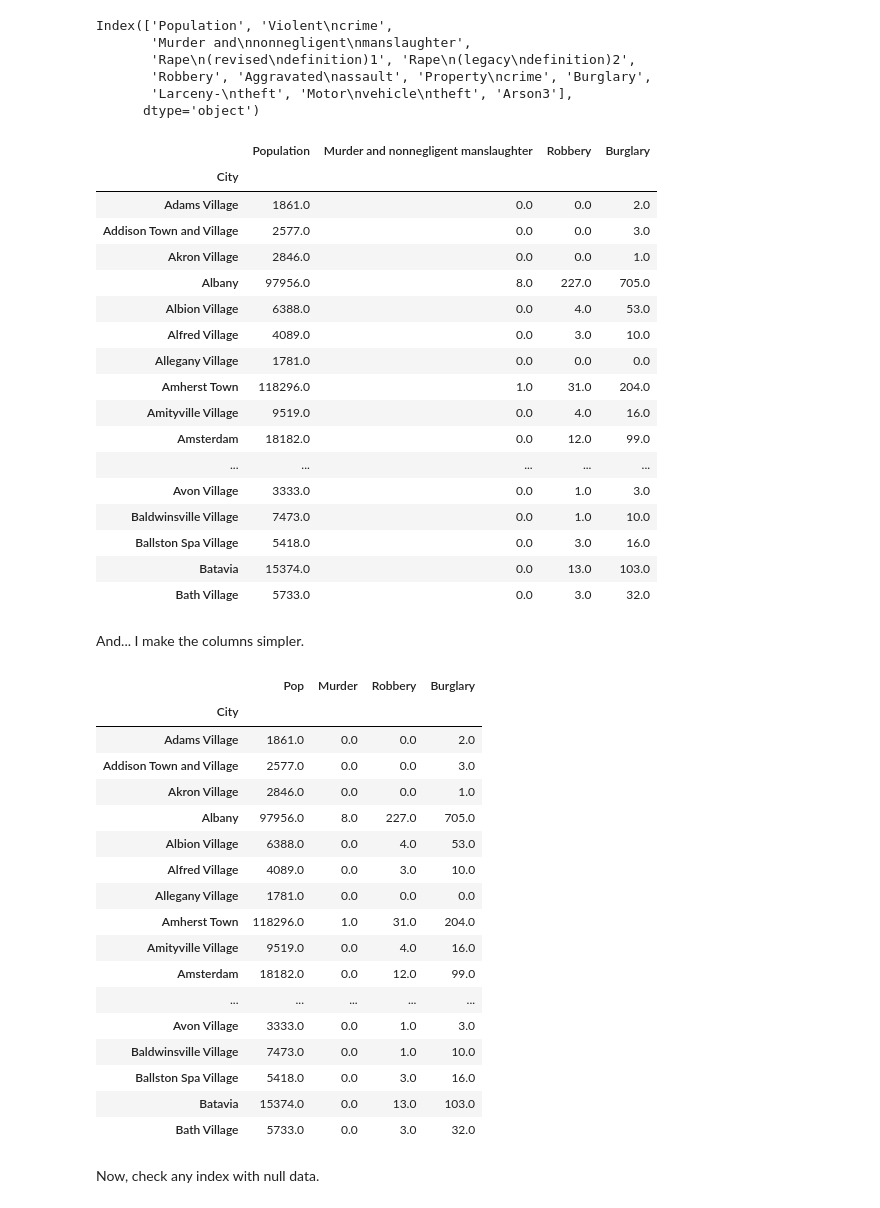
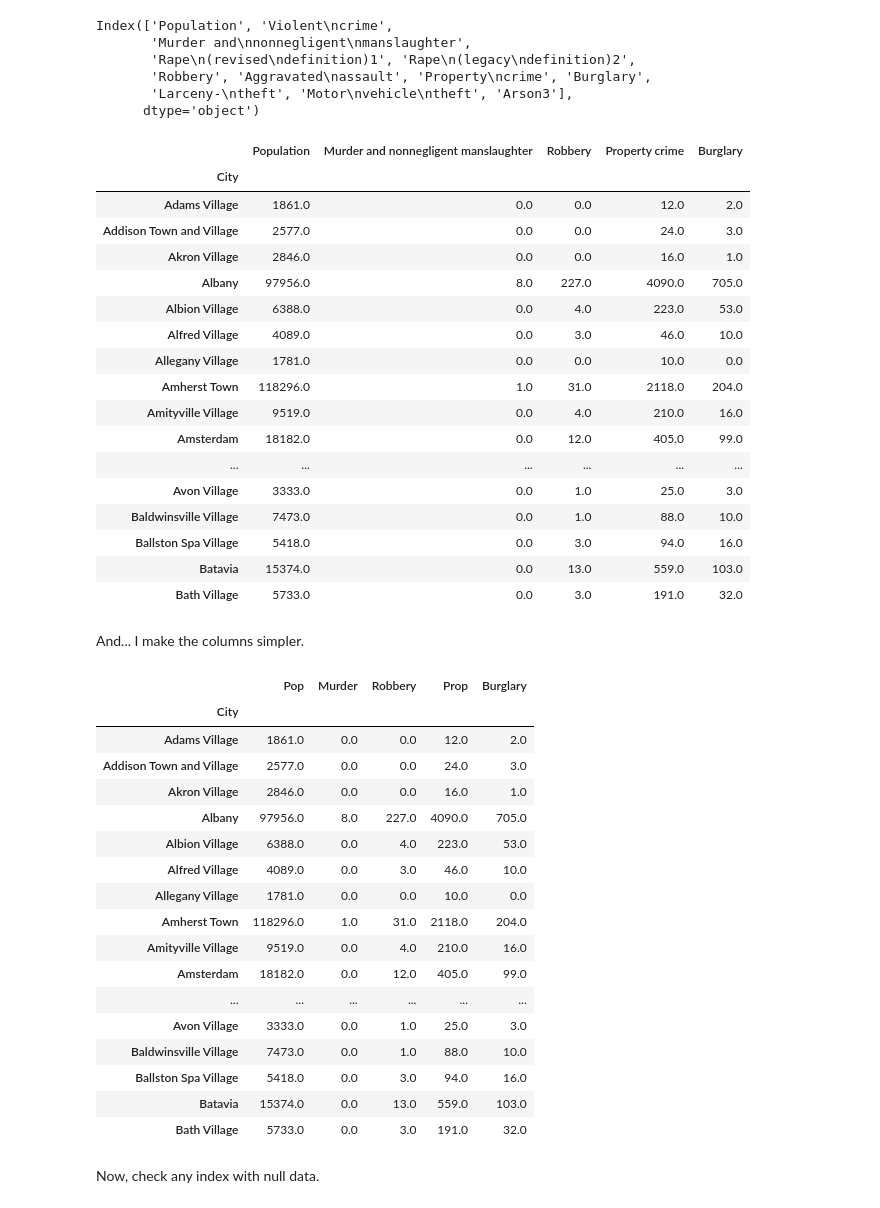
Before and after one commit to LegendaryKim/Thinkful_DSBootCamp, a Jupyter notebook: Drill_2_4_2_Prepare_the_Data.ipynb, the cells around one changed output. Drawn from its saved outputs; the diff is of its cells as text; code cells hidden in the pictures.

```diff
--- a/Drill_2_4_2_Prepare_the_Data.ipynb
+++ b/Drill_2_4_2_Prepare_the_Data.ipynb
@@ -48,51 +48,52 @@ Index(['Population', 'Violent\ncrime',
       dtype='object')
 # %%
 df = df.drop(['Violent\ncrime', 'Rape\n(revised\ndefinition)1', 'Rape\n(legacy\ndefinition)2',
-         'Aggravated\nassault', 'Property\ncrime', 'Larceny-\ntheft', 'Motor\nvehicle\ntheft', 'Arson3'], axis=1)
+         'Aggravated\nassault', 'Larceny-\ntheft', 'Motor\nvehicle\ntheft', 'Arson3'], axis=1)
 df.head(20)
 # %% [output]
-|  | Population | Murder and nonnegligent manslaughter | Robbery | Burglary |
-| City |  |  |  |  |
-| Adams Village | 1861.0 | 0.0 | 0.0 | 2.0 |
-| Addison Town and Village | 2577.0 | 0.0 | 0.0 | 3.0 |
-| Akron Village | 2846.0 | 0.0 | 0.0 | 1.0 |
-| Albany | 97956.0 | 8.0 | 227.0 | 705.0 |
-| Albion Village | 6388.0 | 0.0 | 4.0 | 53.0 |
-| Alfred Village | 4089.0 | 0.0 | 3.0 | 10.0 |
-| Allegany Village | 1781.0 | 0.0 | 0.0 | 0.0 |
-| Amherst Town | 118296.0 | 1.0 | 31.0 | 204.0 |
-| Amityville Village | 9519.0 | 0.0 | 4.0 | 16.0 |
-| Amsterdam | 18182.0 | 0.0 | 12.0 | 99.0 |
-| ... | ... | ... | ... | ... |
-| Avon Village | 3333.0 | 0.0 | 1.0 | 3.0 |
-| Baldwinsville Village | 7473.0 | 0.0 | 1.0 | 10.0 |
-| Ballston Spa Village | 5418.0 | 0.0 | 3.0 | 16.0 |
-| Batavia | 15374.0 | 0.0 | 13.0 | 103.0 |
-| Bath Village | 5733.0 | 0.0 | 3.0 | 32.0 |
+|  | Population | Murder and nonnegligent manslaughter | Robbery | Property crime | Burglary |
+| City |  |  |  |  |  |
+| Adams Village | 1861.0 | 0.0 | 0.0 | 12.0 | 2.0 |
+| Addison Town and Village | 2577.0 | 0.0 | 0.0 | 24.0 | 3.0 |
+| Akron Village | 2846.0 | 0.0 | 0.0 | 16.0 | 1.0 |
+| Albany | 97956.0 | 8.0 | 227.0 | 4090.0 | 705.0 |
+| Albion Village | 6388.0 | 0.0 | 4.0 | 223.0 | 53.0 |
+| Alfred Village | 4089.0 | 0.0 | 3.0 | 46.0 | 10.0 |
+| Allegany Village | 1781.0 | 0.0 | 0.0 | 10.0 | 0.0 |
+| Amherst Town | 118296.0 | 1.0 | 31.0 | 2118.0 | 204.0 |
+| Amityville Village | 9519.0 | 0.0 | 4.0 | 210.0 | 16.0 |
+| Amsterdam | 18182.0 | 0.0 | 12.0 | 405.0 | 99.0 |
+| ... | ... | ... | ... | ... | ... |
+| Avon Village | 3333.0 | 0.0 | 1.0 | 25.0 | 3.0 |
+| Baldwinsville Village | 7473.0 | 0.0 | 1.0 | 88.0 | 10.0 |
+| Ballston Spa Village | 5418.0 | 0.0 | 3.0 | 94.0 | 16.0 |
+| Batavia | 15374.0 | 0.0 | 13.0 | 559.0 | 103.0 |
+| Bath Village | 5733.0 | 0.0 | 3.0 | 191.0 | 32.0 |
 # %% [markdown]
 And... I make the columns simpler.
 # %%
-df = df.rename(index=str, columns={'Population':'Pop', 'Murder and\nnonnegligent\nmanslaughter':'Murder'})
+df = df.rename(index=str, columns={'Population':'Pop', 'Murder and\nnonnegligent\nmanslaughter':'Murder',
+                                  'Property\ncrime':'Prop'})
 df.head(20)
 # %% [output]
-|  | Pop | Murder | Robbery | Burglary |
-| City |  |  |  |  |
-| Adams Village | 1861.0 | 0.0 | 0.0 | 2.0 |
-| Addison Town and Village | 2577.0 | 0.0 | 0.0 | 3.0 |
-| Akron Village | 2846.0 | 0.0 | 0.0 | 1.0 |
-| Albany | 97956.0 | 8.0 | 227.0 | 705.0 |
-| Albion Village | 6388.0 | 0.0 | 4.0 | 53.0 |
-| Alfred Village | 4089.0 | 0.0 | 3.0 | 10.0 |
-| Allegany Village | 1781.0 | 0.0 | 0.0 | 0.0 |
-| Amherst Town | 118296.0 | 1.0 | 31.0 | 204.0 |
-| Amityville Village | 9519.0 | 0.0 | 4.0 | 16.0 |
-| Amsterdam | 18182.0 | 0.0 | 12.0 | 99.0 |
-| ... | ... | ... | ... | ... |
-| Avon Village | 3333.0 | 0.0 | 1.0 | 3.0 |
-| Baldwinsville Village | 7473.0 | 0.0 | 1.0 | 10.0 |
-| Ballston Spa Village | 5418.0 | 0.0 | 3.0 | 16.0 |
-| Batavia | 15374.0 | 0.0 | 13.0 | 103.0 |
-| Bath Village | 5733.0 | 0.0 | 3.0 | 32.0 |
+|  | Pop | Murder | Robbery | Prop | Burglary |
+| City |  |  |  |  |  |
+| Adams Village | 1861.0 | 0.0 | 0.0 | 12.0 | 2.0 |
+| Addison Town and Village | 2577.0 | 0.0 | 0.0 | 24.0 | 3.0 |
+| Akron Village | 2846.0 | 0.0 | 0.0 | 16.0 | 1.0 |
+| Albany | 97956.0 | 8.0 | 227.0 | 4090.0 | 705.0 |
+| Albion Village | 6388.0 | 0.0 | 4.0 | 223.0 | 53.0 |
+| Alfred Village | 4089.0 | 0.0 | 3.0 | 46.0 | 10.0 |
+| Allegany Village | 1781.0 | 0.0 | 0.0 | 10.0 | 0.0 |
+| Amherst Town | 118296.0 | 1.0 | 31.0 | 2118.0 | 204.0 |
+| Amityville Village | 9519.0 | 0.0 | 4.0 | 210.0 | 16.0 |
+| Amsterdam | 18182.0 | 0.0 | 12.0 | 405.0 | 99.0 |
+| ... | ... | ... | ... | ... | ... |
+| Avon Village | 3333.0 | 0.0 | 1.0 | 25.0 | 3.0 |
+| Baldwinsville Village | 7473.0 | 0.0 | 1.0 | 88.0 | 10.0 |
+| Ballston Spa Village | 5418.0 | 0.0 | 3.0 | 94.0 | 16.0 |
+| Batavia | 15374.0 | 0.0 | 13.0 | 559.0 | 103.0 |
+| Bath Village | 5733.0 | 0.0 | 3.0 | 191.0 | 32.0 |
 # %% [markdown]
 Now, check any index with null data.
 # %%
```
Also changed, not shown: parts of 7 cells of this notebook.
